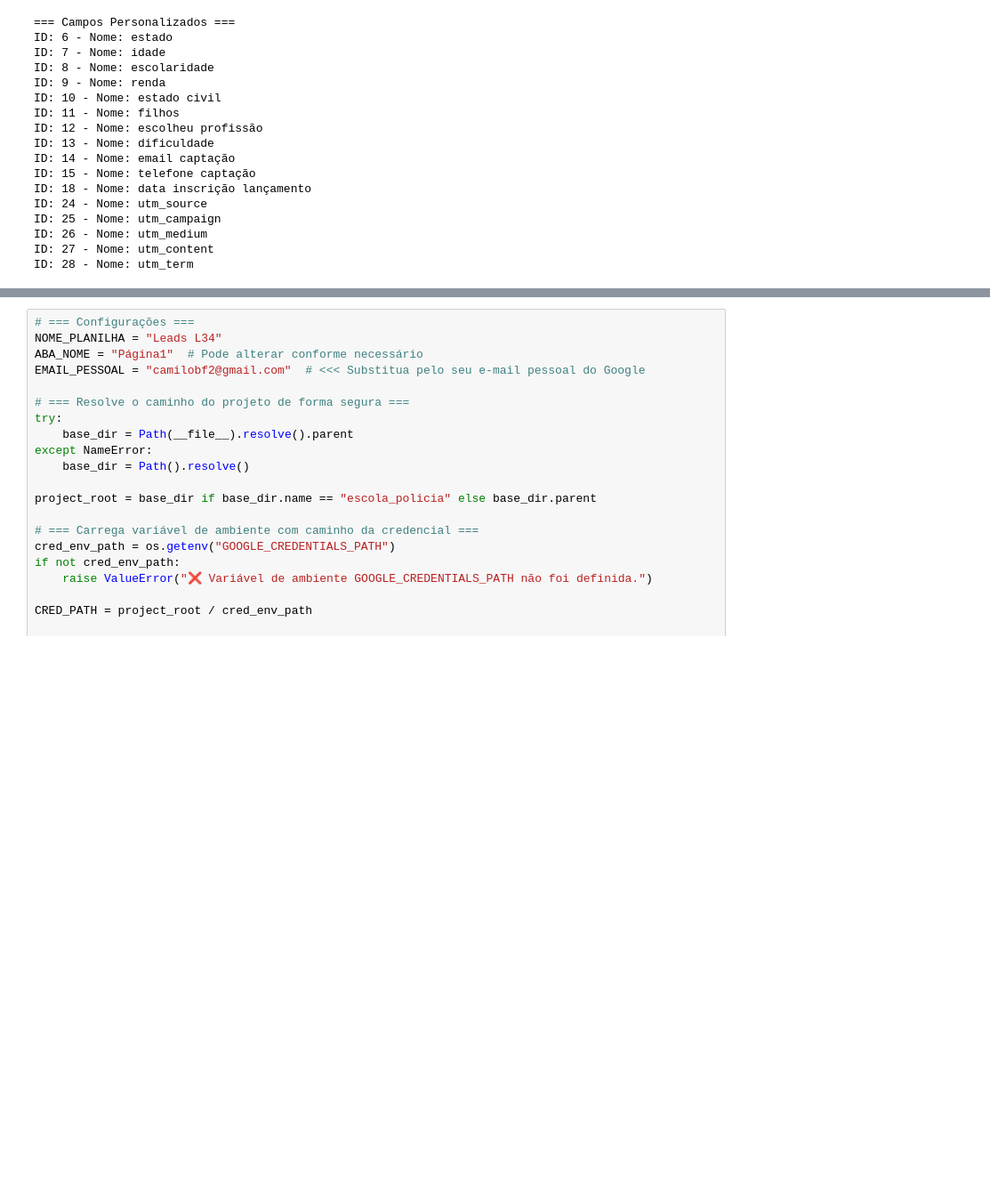
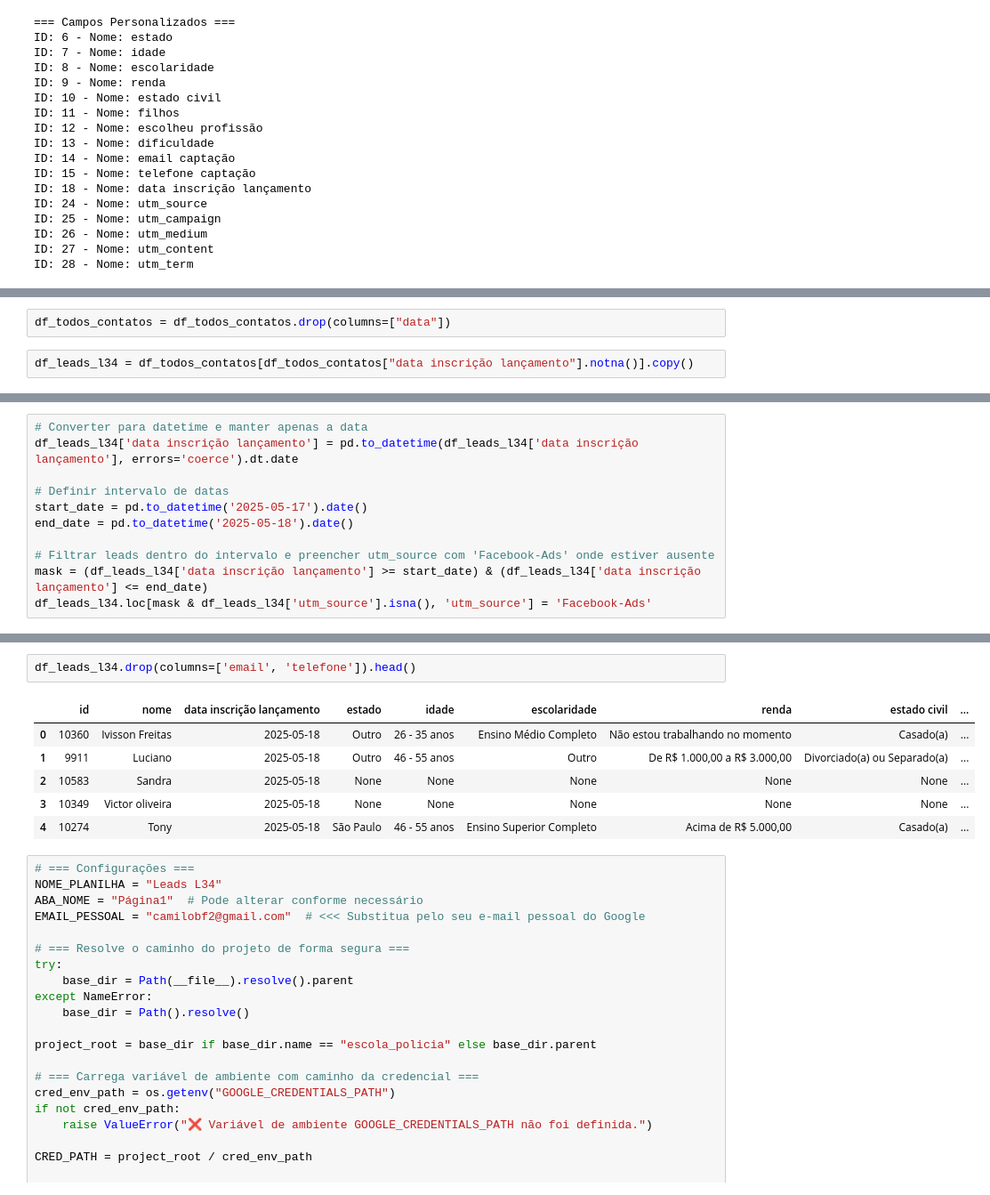
Before and after one commit to camilobica/leadscore_qg_concursos, a Jupyter notebook: notebooks/entrada_leads.ipynb, the cells around one changed output, grey strips where cells are left out. Shown at 89% size. Saved outputs shown, nothing was run; the diff lists cells and outputs as text; blank space fills up the shorter version.

```diff
--- a/notebooks/entrada_leads.ipynb
+++ b/notebooks/entrada_leads.ipynb
@@ -178,0 +234,4 @@ memory usage: 275.3+ KB
+# %%
+df_todos_contatos = df_todos_contatos.drop(columns=["data"])
+# %%
+df_leads_l34 = df_todos_contatos[df_todos_contatos["data inscrição lançamento"].notna()].copy()
@@ -257,3 +353,14 @@ memory usage: 60.6+ KB
+# %%
+# Converter para datetime e manter apenas a data
+df_leads_l34['data inscrição lançamento'] = pd.to_datetime(df_leads_l34['data inscrição lançamento'], errors='coerce').dt.date
+
+# Definir intervalo de datas
+start_date = pd.to_datetime('2025-05-17').date()
+end_date = pd.to_datetime('2025-05-18').date()
+
+# Filtrar leads dentro do intervalo e preencher utm_source com 'Facebook-Ads' onde estiver ausente
+mask = (df_leads_l34['data inscrição lançamento'] >= start_date) & (df_leads_l34['data inscrição lançamento'] <= end_date)
+df_leads_l34.loc[mask & df_leads_l34['utm_source'].isna(), 'utm_source'] = 'Facebook-Ads'
 # %%
 df_leads_l34.info()
 # %% [output]
@@ -277,3 +384,12 @@ memory usage: 275.3+ KB
+# %%
+df_leads_l34.drop(columns=['email', 'telefone']).head()
+# %% [output]
+|  | id | nome | data inscrição lançamento | estado | idade | escolaridade | renda | estado civil | ... |
+| 0 | 10360 | Ivisson Freitas | 2025-05-18 | Outro | 26 - 35 anos | Ensino Médio Completo | Não estou trabalhando no momento | Casado(a) | ... |
+| 1 | 9911 | Luciano | 2025-05-18 | Outro | 46 - 55 anos | Outro | De R$ 1.000,00 a R$ 3.000,00 | Divorciado(a) ou Separado(a) | ... |
+| 2 | 10583 | Sandra | 2025-05-18 | None | None | None | None | None | ... |
+| 3 | 10349 | Victor oliveira | 2025-05-18 | None | None | None | None | None | ... |
+| 4 | 10274 | Tony | 2025-05-18 | São Paulo | 46 - 55 anos | Ensino Superior Completo | Acima de R$ 5.000,00 | Casado(a) | ... |
 # %%
 # === Configurações ===
 NOME_PLANILHA = "Leads L34"
```
Also changed, not shown: parts of 11 cells of this notebook, 10 other files.
